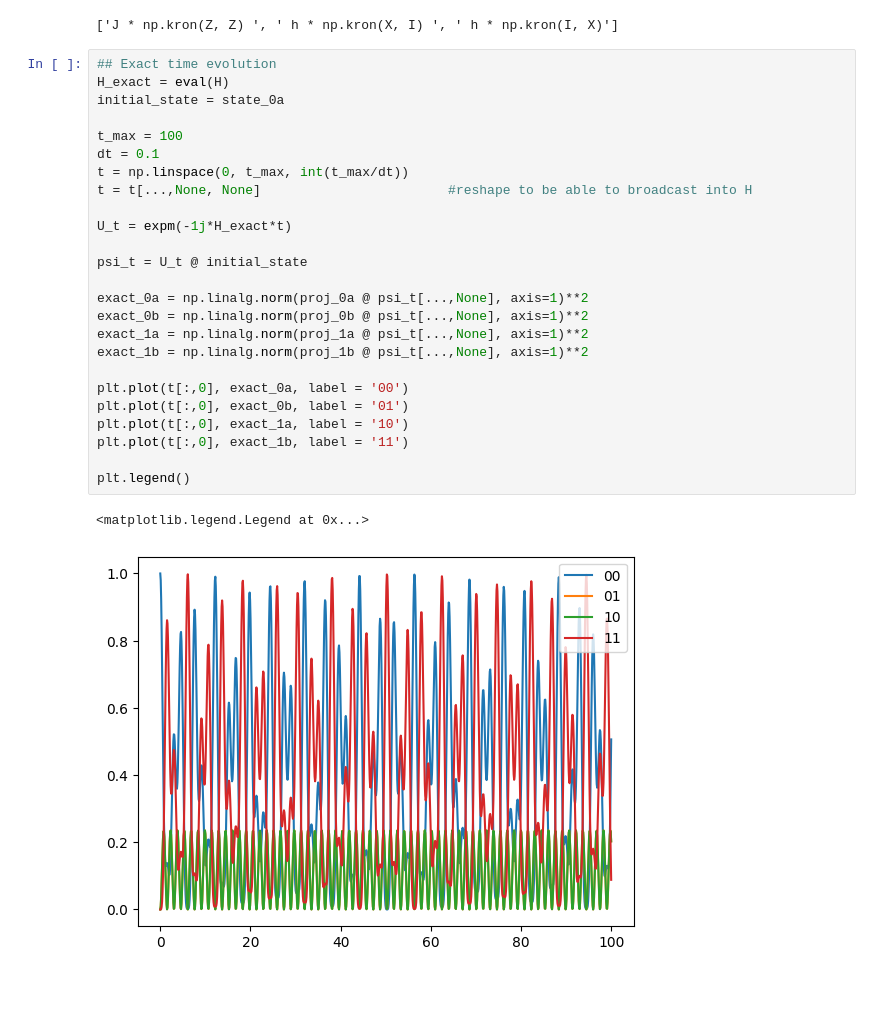
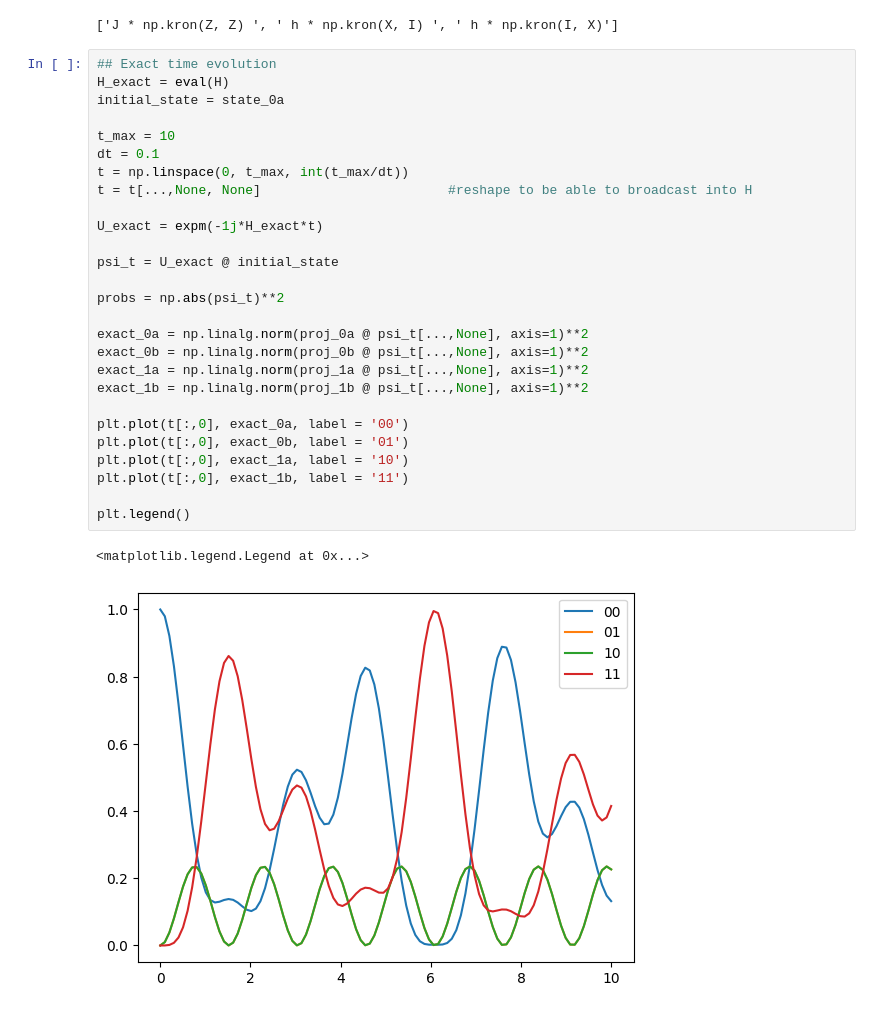
Before and after one commit to AugustGliese/SCIQIS-Project, a Jupyter notebook: python-files/testing ideas.ipynb, the cells around one changed output. Drawn from its saved outputs; the diff is of its cells as text.

```diff
--- a/python-files/testing ideas.ipynb
+++ b/python-files/testing ideas.ipynb
@@ -36,28 +36,30 @@ H = 'J * np.kron(Z, Z) + h * np.kron(X, I) + h * np.kron(I, X)'
 # %%
 ## Exact time evolution
 H_exact = eval(H)
 initial_state = state_0a
 
-t_max = 100
+t_max = 10
 dt = 0.1
 t = np.linspace(0, t_max, int(t_max/dt))
 t = t[...,None, None]                        #reshape to be able to broadcast into H
 
-U_t = expm(-1j*H_exact*t)
+U_exact = expm(-1j*H_exact*t)
 
-psi_t = U_t @ initial_state
+psi_t = U_exact @ initial_state
+
+probs = np.abs(psi_t)**2
 
 exact_0a = np.linalg.norm(proj_0a @ psi_t[...,None], axis=1)**2
 exact_0b = np.linalg.norm(proj_0b @ psi_t[...,None], axis=1)**2
 exact_1a = np.linalg.norm(proj_1a @ psi_t[...,None], axis=1)**2
 exact_1b = np.linalg.norm(proj_1b @ psi_t[...,None], axis=1)**2
 
 plt.plot(t[:,0], exact_0a, label = '00')
 plt.plot(t[:,0], exact_0b, label = '01')
 plt.plot(t[:,0], exact_1a, label = '10')
 plt.plot(t[:,0], exact_1b, label = '11')
 
 plt.legend()
 # %% [output]
 <matplotlib.legend.Legend at 0x...>
-[figure, old version]
+[figure, new version]
```
Also changed, not shown: parts of 8 cells of this notebook, 1 other file.
